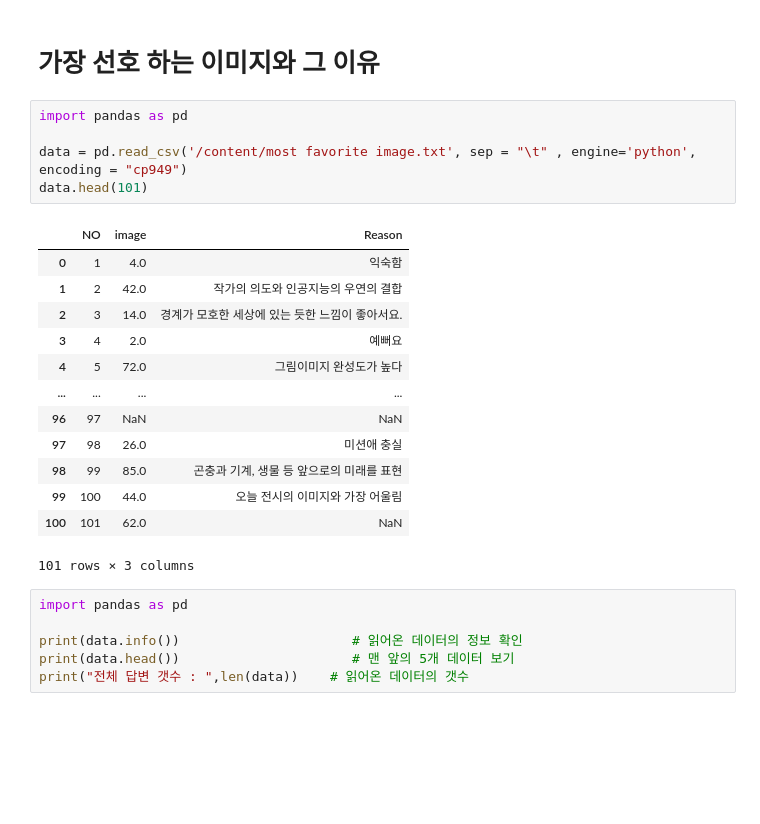
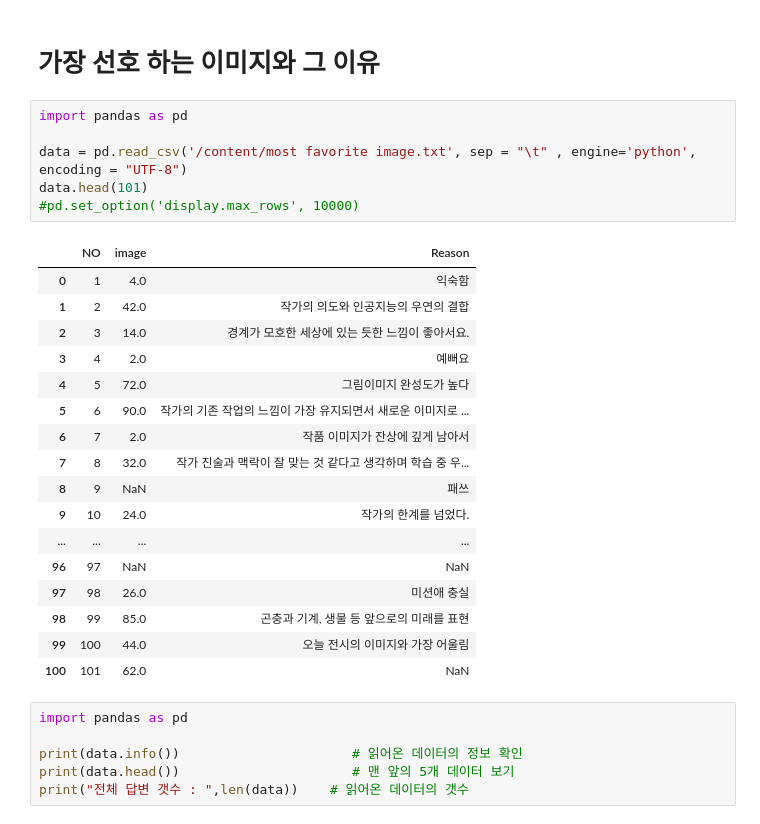
Before and after one commit to artjow/-, a Jupyter notebook: AI만족도와Gradcam.ipynb, the cells around one changed output. Drawn from its saved outputs; the diff is of its cells as text; blank space fills up the shorter version.

```diff
--- a/AI만족도와Gradcam.ipynb
+++ b/AI만족도와Gradcam.ipynb
@@ -120,22 +126,27 @@ findfont: Font family ['NanumBarunGothic'] not found. Falling back to DejaVu San
 # %%
 import pandas as pd
 
-data = pd.read_csv('/content/most favorite image.txt', sep = "\t" , engine='python', encoding = "cp949")
+data = pd.read_csv('/content/most favorite image.txt', sep = "\t" , engine='python', encoding = "UTF-8")
 data.head(101)
+#pd.set_option('display.max_rows', 10000)
 # %% [output]
 |  | NO | image | Reason |
 | 0 | 1 | 4.0 | 익숙함 |
 | 1 | 2 | 42.0 | 작가의 의도와 인공지능의 우연의 결합 |
 | 2 | 3 | 14.0 | 경계가 모호한 세상에 있는 듯한 느낌이 좋아서요. |
 | 3 | 4 | 2.0 | 예뻐요 |
 | 4 | 5 | 72.0 | 그림이미지 완성도가 높다 |
+| 5 | 6 | 90.0 | 작가의 기존 작업의 느낌이 가장 유지되면서 새로운 이미지로 ... |
+| 6 | 7 | 2.0 | 작품 이미지가 잔상에 깊게 남아서 |
+| 7 | 8 | 32.0 | 작가 진술과 맥락이 잘 맞는 것 같다고 생각하며 학습 중 우... |
+| 8 | 9 | NaN | 패쓰 |
+| 9 | 10 | 24.0 | 작가의 한계를 넘었다. |
 | ... | ... | ... | ... |
 | 96 | 97 | NaN | NaN |
 | 97 | 98 | 26.0 | 미션애 충실 |
 | 98 | 99 | 85.0 | 곤충과 기계, 생물 등 앞으로의 미래를 표현 |
 | 99 | 100 | 44.0 | 오늘 전시의 이미지와 가장 어울림 |
 | 100 | 101 | 62.0 | NaN |
-101 rows × 3 columns
 # %%
 import pandas as pd
 
```
Also changed, not shown: parts of 12 cells of this notebook.
